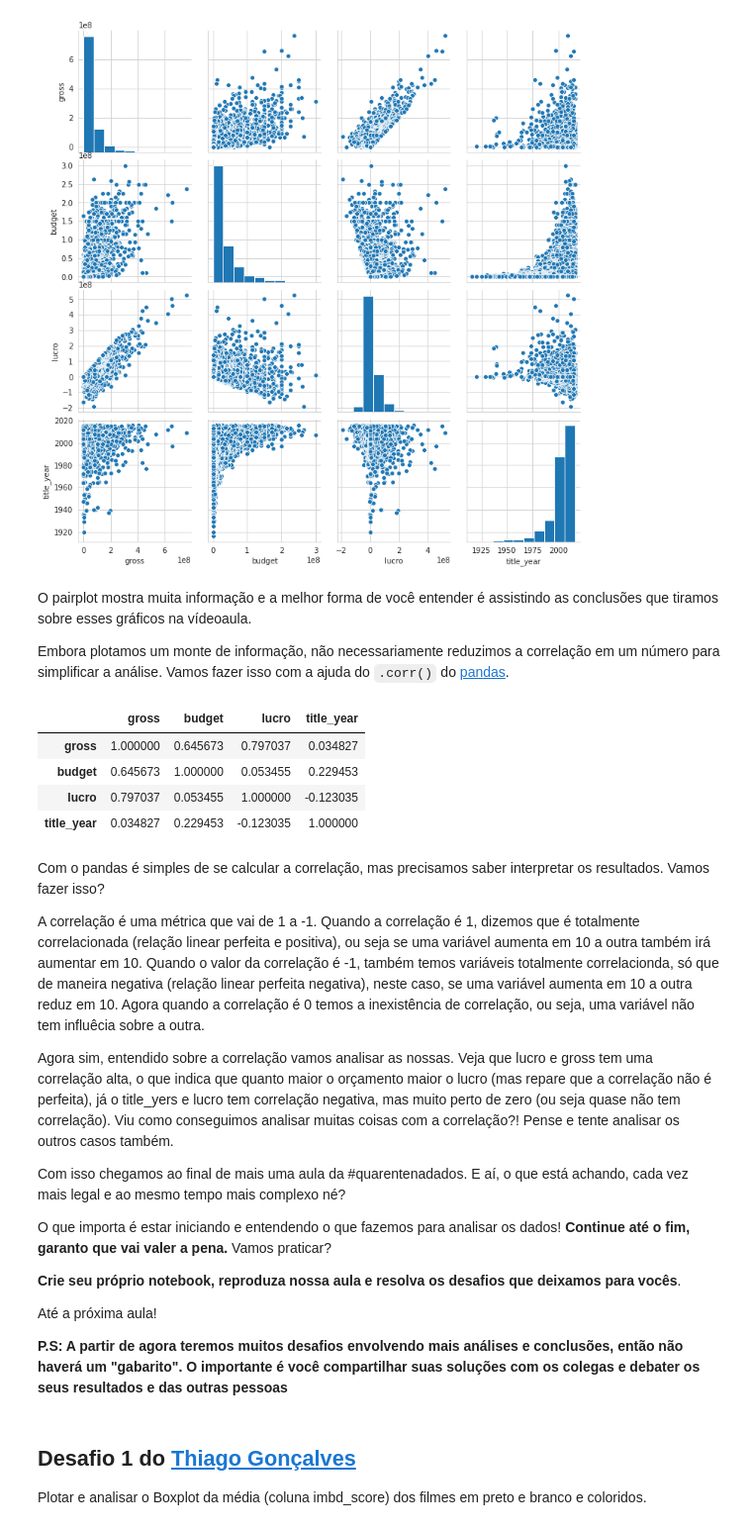
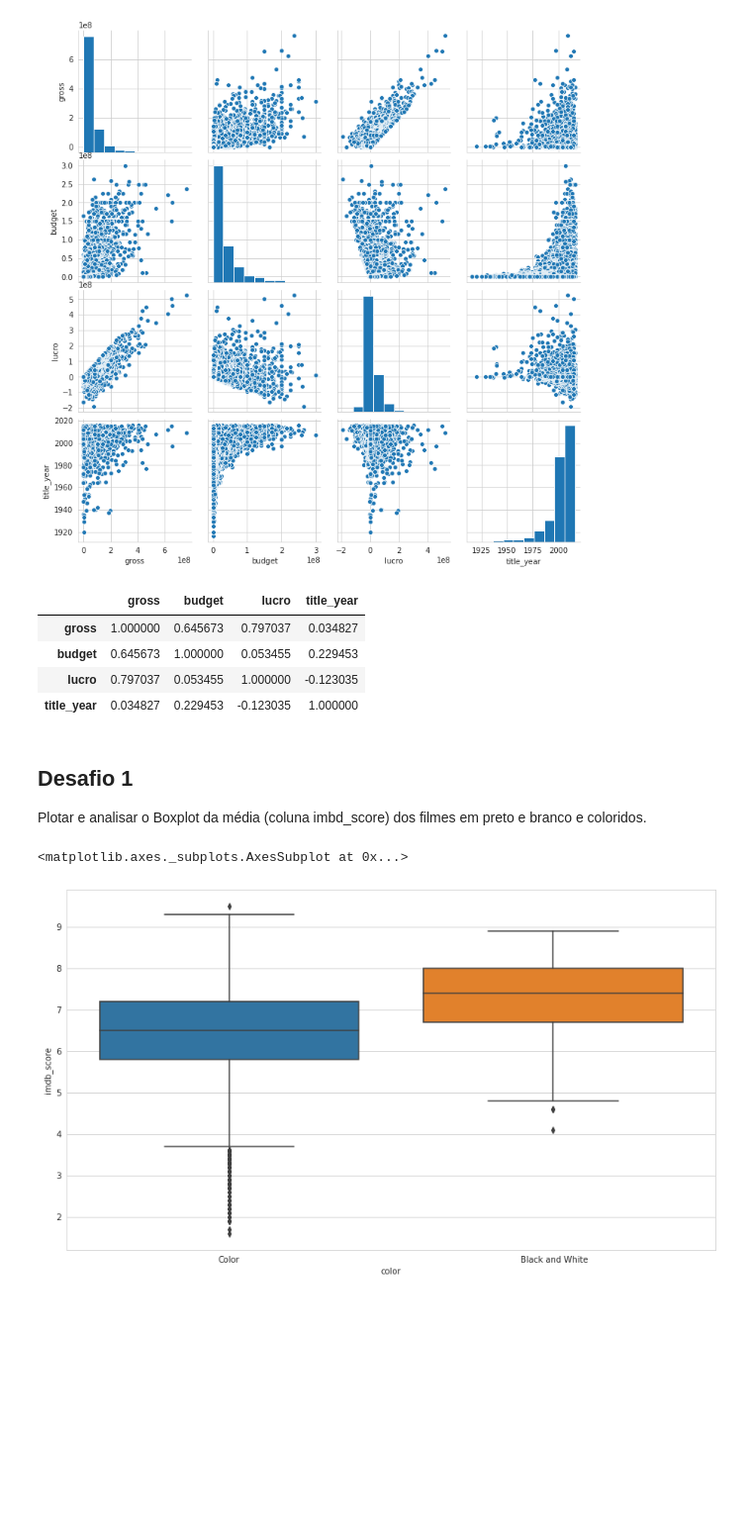
Before and after one commit to edsonajunior/Data-Science-study, a Jupyter notebook: QuarentenaDados_aula03.ipynb, the cells around one changed output. Shown at 99% size. Saved outputs shown, nothing was run; the diff lists cells and outputs as text; code cells hidden in the pictures; blank space fills up the shorter version.

```diff
--- a/QuarentenaDados_aula03.ipynb
+++ b/QuarentenaDados_aula03.ipynb
@@ -322,10 +234,6 @@ sns.pairplot(data = imdb_usa[["gross", "budget", "lucro", "title_year"]])
 # %% [output]
 <seaborn.axisgrid.PairGrid at 0x...>
 [figure]
-# %% [markdown]
-O pairplot mostra muita informação e a melhor forma de você entender é assistindo as conclusões que tiramos sobre esses gráficos na vídeoaula.
-
-Embora plotamos um monte de informação, não necessariamente reduzimos a correlação em um número para simplificar a análise. Vamos fazer isso com a ajuda do `.corr()` do [pandas](https://pandas.pydata.org/pandas-docs/stable/reference/api/pandas.DataFrame.corr.html).
 # %%
 imdb_usa[["gross", "budget", "lucro", "title_year"]].corr()
 # %% [output]
@@ -334,27 +242,15 @@ imdb_usa[["gross", "budget", "lucro", "title_year"]].corr()
 | budget | 0.645673 | 1.000000 | 0.053455 | 0.229453 |
 | lucro | 0.797037 | 0.053455 | 1.000000 | -0.123035 |
 | title_year | 0.034827 | 0.229453 | -0.123035 | 1.000000 |
-# %% [markdown]
-Com o pandas é simples de se calcular a correlação, mas precisamos saber interpretar os resultados. Vamos fazer isso?
-
-A correlação é uma métrica que vai de 1 a -1. Quando a correlação é 1, dizemos que é totalmente correlacionada (relação linear perfeita e positiva), ou seja se uma variável aumenta em 10 a outra também irá aumentar em 10. Quando o valor da correlação é -1, também temos variáveis totalmente correlacionda, só que de maneira negativa (relação linear perfeita negativa), neste caso, se uma variável aumenta em 10 a outra reduz em 10. Agora quando a correlação é 0 temos a inexistência de correlação, ou seja, uma variável não tem influêcia sobre a outra.
-
-Agora sim, entendido sobre a correlação vamos analisar as nossas. Veja que lucro e gross tem uma correlação alta, o que indica que quanto maior o orçamento maior o lucro (mas repare que a correlação não é perfeita), já o title_yers e lucro tem correlação negativa, mas muito perto de zero (ou seja quase não tem correlação). Viu como conseguimos analisar muitas coisas com a correlação?! Pense e tente analisar os outros casos também.
-
-
-Com isso chegamos ao final de mais uma aula da #quarentenadados. E aí, o que está achando, cada vez mais legal e ao mesmo tempo mais complexo né?
-
-O que importa é estar iniciando e entendendo o que fazemos para analisar os dados! **Continue até o fim, garanto que vai valer a pena.**
-Vamos praticar?
-
-**Crie seu próprio notebook, reproduza nossa aula e resolva os desafios que deixamos para vocês**.
-
-
-Até a próxima aula!
-
-**P.S: A partir de agora teremos muitos desafios envolvendo mais análises e conclusões, então não haverá um "gabarito". O importante é você compartilhar suas soluções com os colegas e debater os seus resultados e das outras pessoas**
 # %% [markdown]
-## Desafio 1 do [Thiago Gonçalves](https://twitter.com/tgcsantos)
+## Desafio 1
 
 Plotar e analisar o Boxplot da média (coluna imbd_score) dos filmes em preto e branco e coloridos.
+# %%
+plt.figure(figsize=(14,8))
+imdb_color_bw = imdb[["color", "imdb_score"]].dropna()
+sns.boxplot(data=imdb_color_bw, x="color", y="imdb_score")
+# %% [output]
+<matplotlib.axes._subplots.AxesSubplot at 0x...>
+[figure, added]
 # %% [markdown]
```
Also changed, not shown: parts of 35 cells of this notebook.
